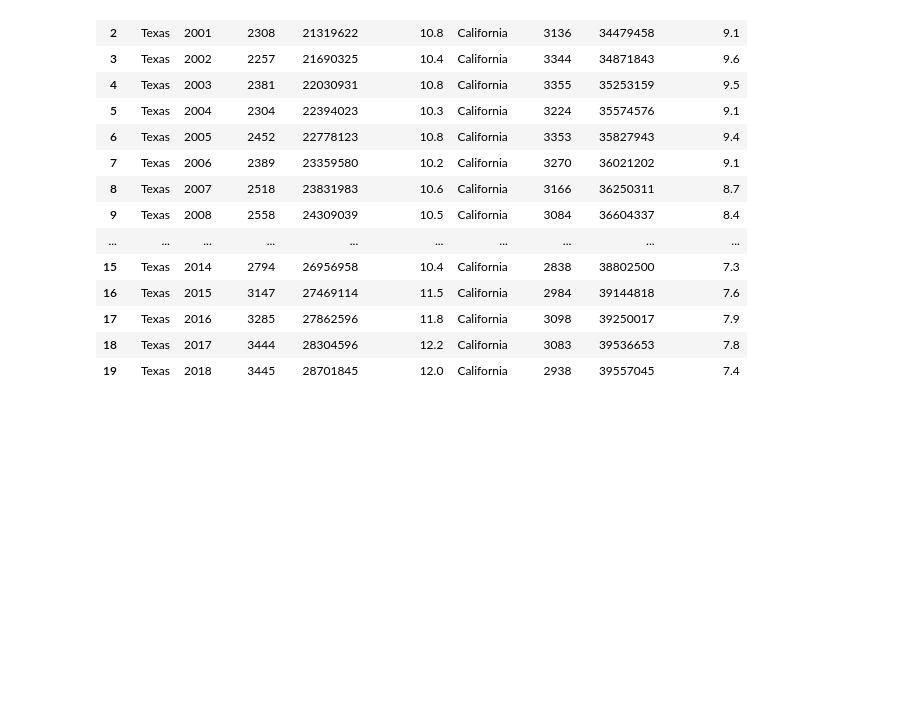
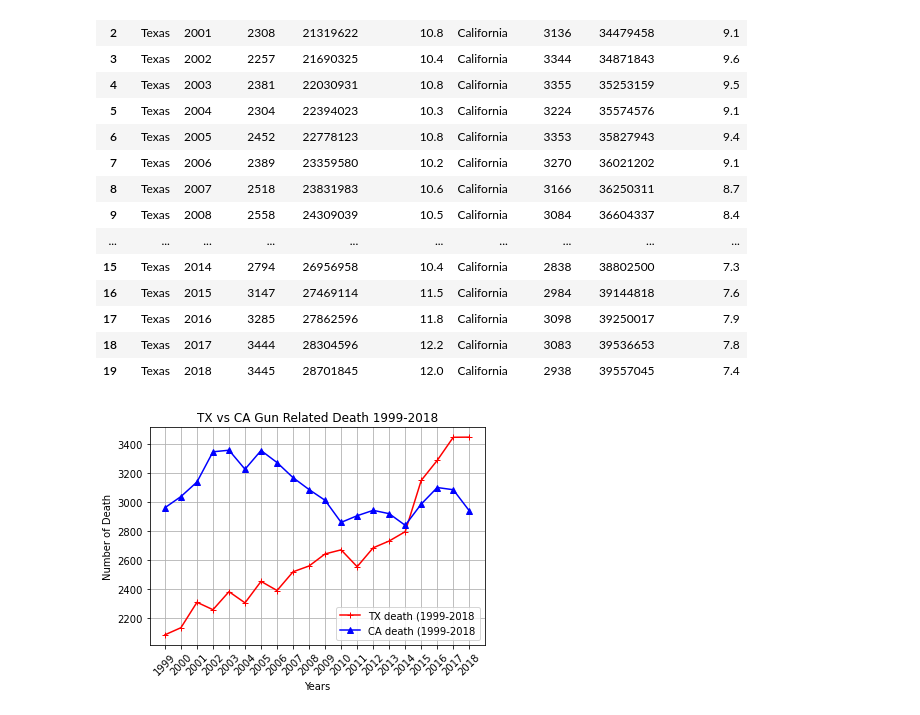
Before and after one commit to gotar1/Gun-Laws-Analysis, a Jupyter notebook: cause_of_death.ipynb, the cells around one changed output. Drawn from its saved outputs; the diff is of its cells as text; code cells hidden in the pictures; blank space fills up the shorter version.

Commit message:
cause_of_death edited

```diff
--- a/cause_of_death.ipynb
+++ b/cause_of_death.ipynb
@@ -55,0 +55,12 @@ comp_file.to_csv(output_file, index=False)
+# %%
+texas_plot = plt.plot(comp_file['Year'], comp_file['Deaths_x'], marker='+', color='r', label='TX death (1999-2018')
+calif_plot = plt.plot(comp_file['Year'], comp_file['Deaths_y'], marker='^', color='b', label='CA death (1999-2018')
+plt.xlabel('Years')
+plt.ylabel('Number of Death')
+plt.legend(loc='best')
+plt.title('TX vs CA Gun Related Death 1999-2018')
+plt.xticks(comp_file['Year'], rotation=(45))
+plt.grid()
+plt.show()
+# %% [output]
+[figure, added]
```
Also changed, not shown: parts of 2 cells of this notebook, 1 other file.
